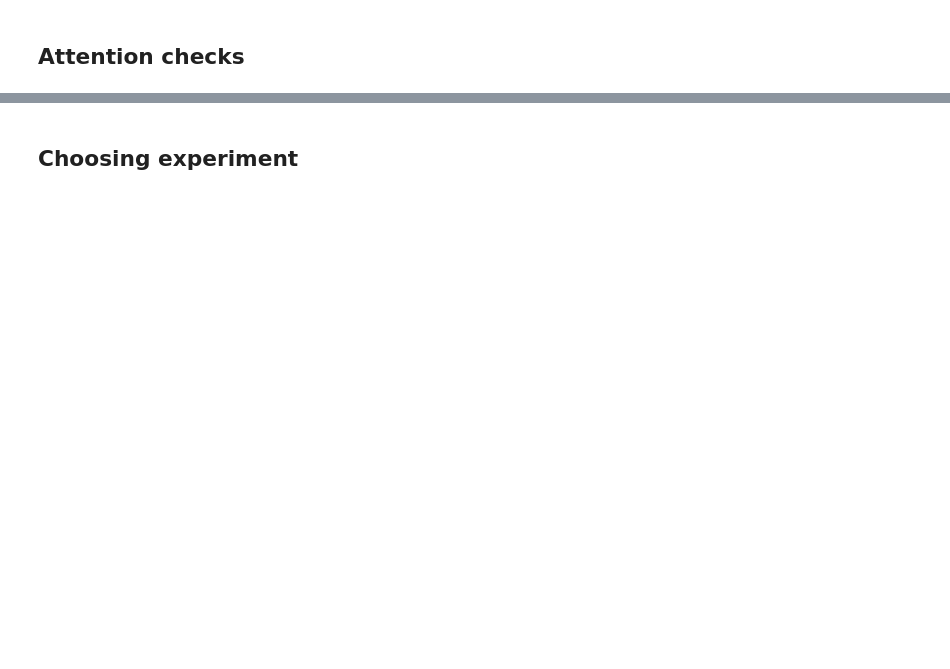
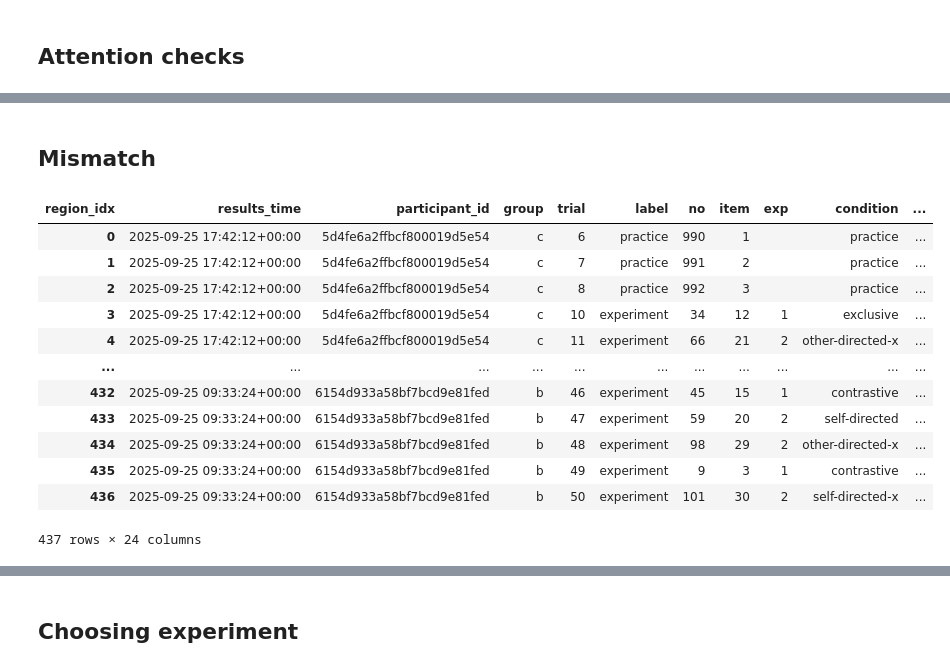
Before and after one commit to partigabor/pcibex-hun, a Jupyter notebook: results.ipynb, the cells around one changed output, grey strips where cells are left out. Saved outputs shown, nothing was run; the diff lists cells and outputs as text; code cells hidden in the pictures; blank space fills up the shorter version.

```diff
--- a/results.ipynb
+++ b/results.ipynb
@@ -411,27 +435,44 @@ failed_attention_checks
+# %% [markdown]
+## Mismatch
 # %%
 # Find rows where target is available and does not match the chosen side's value
 def choice_matches_target(row):
     if pd.isna(row['choice']) or pd.isna(row['target']):
         return True  # skip if missing
     if row['choice'] == 'left':
         return row['target'] == row['left']
     elif row['choice'] == 'right':
         return row['target'] == row['right']
     return False
 
 mismatch_rows = longform[
     longform['target'].notna() &
     longform['choice'].notna() &
     (~longform.apply(choice_matches_target, axis=1))
 ].copy()
 
 # Filter mismatch_rows to exclude any rows where 'target' is missing or empty string
 mismatch_rows = mismatch_rows[mismatch_rows['target'].notna() & (mismatch_rows['target'] != '')].copy()
 mismatch_rows
 
 # Add a new column 'mismatch' to the longform to indicate these items where the choice does not match the target
 longform['mismatch'] = False
 longform.loc[mismatch_rows.index, 'mismatch'] = True
+longform
+# %% [output]
+| region_idx | results_time | participant_id | group | trial | label | no | item | exp | condition | ... |
+| 0 | 2025-09-25 17:42:12+00:00 | 5d4fe6a2ffbcf800019d5e54 | c | 6 | practice | 990 | 1 |  | practice | ... |
+| 1 | 2025-09-25 17:42:12+00:00 | 5d4fe6a2ffbcf800019d5e54 | c | 7 | practice | 991 | 2 |  | practice | ... |
+| 2 | 2025-09-25 17:42:12+00:00 | 5d4fe6a2ffbcf800019d5e54 | c | 8 | practice | 992 | 3 |  | practice | ... |
+| 3 | 2025-09-25 17:42:12+00:00 | 5d4fe6a2ffbcf800019d5e54 | c | 10 | experiment | 34 | 12 | 1 | exclusive | ... |
+| 4 | 2025-09-25 17:42:12+00:00 | 5d4fe6a2ffbcf800019d5e54 | c | 11 | experiment | 66 | 21 | 2 | other-directed-x | ... |
+| ... | ... | ... | ... | ... | ... | ... | ... | ... | ... | ... |
+| 432 | 2025-09-25 09:33:24+00:00 | 6154d933a58bf7bcd9e81fed | b | 46 | experiment | 45 | 15 | 1 | contrastive | ... |
+| 433 | 2025-09-25 09:33:24+00:00 | 6154d933a58bf7bcd9e81fed | b | 47 | experiment | 59 | 20 | 2 | self-directed | ... |
+| 434 | 2025-09-25 09:33:24+00:00 | 6154d933a58bf7bcd9e81fed | b | 48 | experiment | 98 | 29 | 2 | other-directed-x | ... |
+| 435 | 2025-09-25 09:33:24+00:00 | 6154d933a58bf7bcd9e81fed | b | 49 | experiment | 9 | 3 | 1 | contrastive | ... |
+| 436 | 2025-09-25 09:33:24+00:00 | 6154d933a58bf7bcd9e81fed | b | 50 | experiment | 101 | 30 | 2 | self-directed-x | ... |
+437 rows × 24 columns
 # %%
 # Print how many items I have for each condition
 print(longform['mismatch'].value_counts())
```
Also changed, not shown: parts of 19 cells of this notebook, 17 other files.
